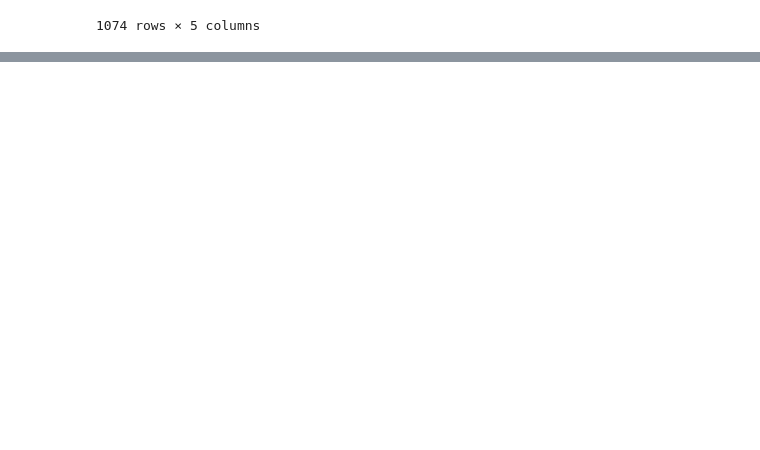
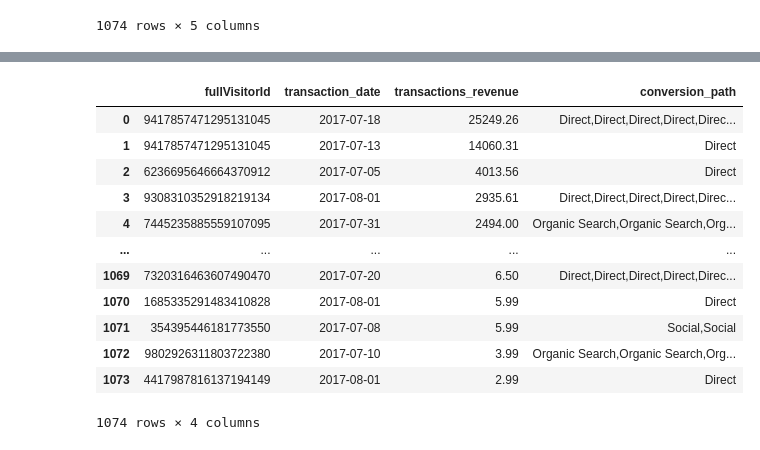
Before and after one commit to aadamante/conversion_paths_sql_python, a Jupyter notebook: Copy_of_Google_e_commerce_Conversion_Paths_Analysis.ipynb, the cells around one changed output, grey strips where cells are left out. Cells and saved outputs as stored; diff of their text form; code cells hidden in the pictures; blank space fills up the shorter version.

```diff
--- a/Copy_of_Google_e_commerce_Conversion_Paths_Analysis.ipynb
+++ b/Copy_of_Google_e_commerce_Conversion_Paths_Analysis.ipynb
@@ -36,0 +165,79 @@ WITH past_30_days_transactions AS (  #this common table expression catches only
+# %%
+#uses magic command to run the query and display the result
+%%bigquery --project practice-250123
+
+WITH past_30_days_transactions AS (  #this common table expression catches only the transactions occurred in the past 30 days
+  SELECT
+    fullVisitorId,
+    VisitID,
+    (totals.totalTransactionRevenue/1000000) as revenue_transactions,  #converts the transaction revenue back to the original currency value - dataset original values were multiplied by 10^6
+    DATETIME(TIMESTAMP_SECONDS(visitStartTime)) AS transaction_timestamp, #transforms visit date/time into datetime type - originally it was a string
+    DATE(DATETIME(TIMESTAMP_SECONDS(visitStartTime))) AS transaction_date  #converts visit date/time to date type - timestamp_seconds function returns timestamp
+    FROM `bigquery-public-data.google_analytics_sample.ga_sessions_*`
+   WHERE totals.totalTransactionRevenue IS NOT NULL AND _TABLE_SUFFIX BETWEEN '20170701' AND '20170801'), #establishes one-month-window analysis
+
+  all_visits_by_visitor AS (   #creates an array to display all the visits by visitor ever
+  SELECT
+    fullVisitorId,
+    ARRAY_AGG( STRUCT( visitID AS visitID_Array,
+        channelGrouping AS channel,
+        DATETIME(TIMESTAMP_SECONDS(visitStartTime)) AS visit_time_stamp)
+    ORDER BY
+      visitID ASC)  #sorts by visitID since first visit
+      AS Visit,     #creates an array for each visit ID, visit channel and visit datetime
+    count(visitID) as visitCount,  #counts the total number of visits by visitor
+    ARRAY_AGG(DATETIME(TIMESTAMP_SECONDS(visitStartTime)) #finds out first visit date by sorting it
+    ORDER BY
+      visitID ASC
+    LIMIT
+      1) AS first_visit_timestamp,
+    ARRAY_AGG(DATETIME(TIMESTAMP_SECONDS(visitStartTime)) #catches the last visit date
+    ORDER BY
+      VisitId DESC
+    LIMIT
+      1) AS last_visit_timestamp,
+    ARRAY_AGG(channelGrouping   #finds out the aquisition channel for the first visit by visitor
+    ORDER BY
+      VisitId ASC
+    LIMIT
+      1) AS acquisition_channel
+  FROM
+    `bigquery-public-data.google_analytics_sample.ga_sessions_*`
+  GROUP BY
+    fullVisitorId),
+
+transactions_path_past30days_visits as (  #joins all the visits with the transactions from the past 30 days in order to create a filter later on
+SELECT p.*,
+v.*
+FROM past_30_days_transactions p  #calls the common table expressions above
+JOIN all_visits_by_visitor
+Using(fullVisitorId)
+CROSS JOIN
+UNNEST (Visit) AS v),
+
+filter as (   #filters to only display the conversion path for each transaction by visitor in the determined window
+SELECT fullVisitorId,
+transaction_date,
+revenue_transactions as transactions_revenue,
+STRING_AGG(channel) as conversion_path  #groups all channel paths that led the visitor to a transaction
+FROM transactions_path_past30days_visits
+WHERE visit_time_stamp>=DATETIME_SUB(transaction_timestamp, INTERVAL 90 DAY) #establishes a 90-day lookback window and includes only visits that happened after that threshold
+AND visit_time_stamp <= transaction_timestamp  #includes visits up to the transaction time
+GROUP BY fullVisitorId, transactions_revenue, transaction_date
+ORDER BY transactions_revenue DESC)
+
+SELECT * FROM filter
+# %% [output]
+|  | fullVisitorId | transaction_date | transactions_revenue | conversion_path |
+| 0 | 9417857471295131045 | 2017-07-18 | 25249.26 | Direct,Direct,Direct,Direct,Direc... |
+| 1 | 9417857471295131045 | 2017-07-13 | 14060.31 | Direct |
+| 2 | 6236695646664370912 | 2017-07-05 | 4013.56 | Direct |
+| 3 | 9308310352918219134 | 2017-08-01 | 2935.61 | Direct,Direct,Direct,Direct,Direc... |
+| 4 | 7445235885559107095 | 2017-07-31 | 2494.00 | Organic Search,Organic Search,Org... |
+| ... | ... | ... | ... | ... |
+| 1069 | 7320316463607490470 | 2017-07-20 | 6.50 | Direct,Direct,Direct,Direct,Direc... |
+| 1070 | 1685335291483410828 | 2017-08-01 | 5.99 | Direct |
+| 1071 | 354395446181773550 | 2017-07-08 | 5.99 | Social,Social |
+| 1072 | 9802926311803722380 | 2017-07-10 | 3.99 | Organic Search,Organic Search,Org... |
+| 1073 | 4417987816137194149 | 2017-08-01 | 2.99 | Direct |
+1074 rows × 4 columns
```
Also changed, not shown: parts of 24 cells of this notebook.
